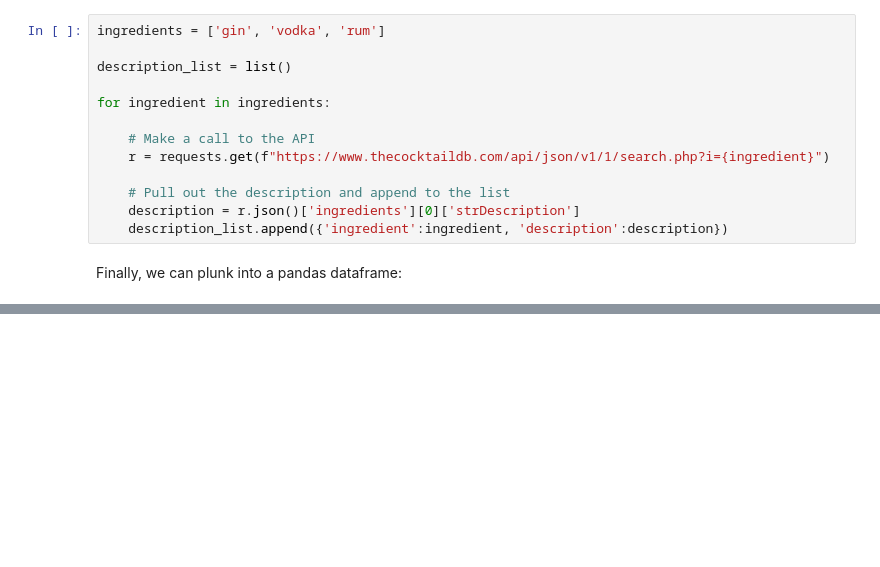
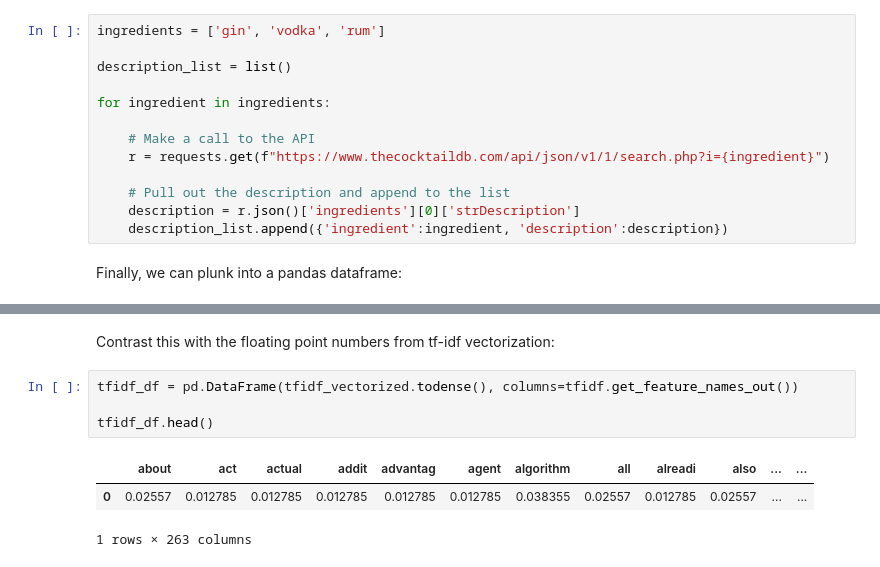
Before and after one commit to nlpfromscratch/nlp4free, a Jupyter notebook: notebooks/NLP4Free_Part2_DataAcquisitionandPreprocessing.ipynb, the cells around one changed output, grey strips where cells are left out. Drawn from its saved outputs; the diff is of its cells as text; blank space fills up the shorter version.

```diff
--- a/notebooks/NLP4Free_Part2_DataAcquisitionandPreprocessing.ipynb
+++ b/notebooks/NLP4Free_Part2_DataAcquisitionandPreprocessing.ipynb
@@ -112,0 +306,10 @@ desc_df.head()
+# %% [markdown]
+Contrast this with the floating point numbers from tf-idf vectorization:
+# %%
+tfidf_df = pd.DataFrame(tfidf_vectorized.todense(), columns=tfidf.get_feature_names_out())
+
+tfidf_df.head()
+# %% [output]
+|  | about | act | actual | addit | advantag | agent | algorithm | all | alreadi | also | ... | ... |
+| 0 | 0.02557 | 0.012785 | 0.012785 | 0.012785 | 0.012785 | 0.012785 | 0.038355 | 0.02557 | 0.012785 | 0.02557 | ... | ... |
+1 rows × 263 columns
```
Also changed, not shown: parts of 50 cells of this notebook.
